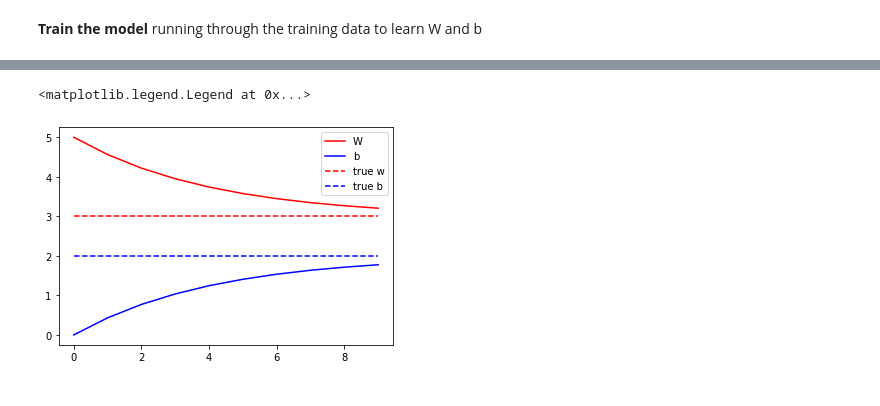
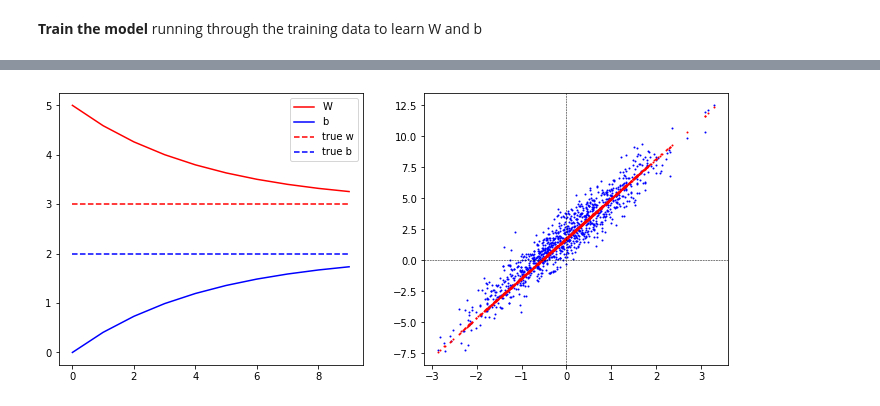
Before and after one commit to nicoloceneda/Python-edu, a Jupyter notebook: TensorFlow_Custom_Training_Basics.ipynb, the cells around one changed output, grey strips where cells are left out. Saved outputs shown, nothing was run; the diff lists cells and outputs as text; code cells hidden in the pictures.

```diff
--- a/TensorFlow_Custom_Training_Basics.ipynb
+++ b/TensorFlow_Custom_Training_Basics.ipynb
@@ -82,10 +82,16 @@ for epoch in epochs:
   current_loss = loss(model(inputs), outputs)
 
   train(model, inputs, outputs, learning_rate=0.1)
-  print(model.W.numpy())
   print('Epoch {}: W={:.4f} b={:.4f}, current loss={:.4f}'.format(epoch, Ws[-1], bs[-1], current_loss))
 
-plt.plot(epochs, Ws, 'r', epochs, bs, 'b')
-plt.plot([true_w] * len(epochs), 'r--', [true_b] * len(epochs), 'b--')
-plt.legend(['W', 'b', 'true w', 'true b'])
+fig, ax = plt.subplots(nrows=1, ncols=2, figsize=(12, 5))
+
+ax[0].plot(epochs, Ws, 'r', epochs, bs, 'b')
+ax[0].plot([true_w] * len(epochs), 'r--', [true_b] * len(epochs), 'b--')
+ax[0].legend(['W', 'b', 'true w', 'true b'])
+
+ax[1].scatter(inputs, outputs, c='b', s=1)
+ax[1].scatter(inputs, model(inputs), c='r', s=1)
+ax[1].axhline(0.0, linestyle='--', linewidth=0.5, color='k')
+ax[1].axvline(0.0, linestyle='--', linewidth=0.5, color='k');
 # %% [output]
@@ -112,2 +108 @@ Epoch 9: W=3.2055 b=1.7748, current loss=1.1356
-<matplotlib.legend.Legend at 0x...>
-[figure, old version]
+[figure, new version]
```
Also changed, not shown: parts of 2 cells of this notebook.
